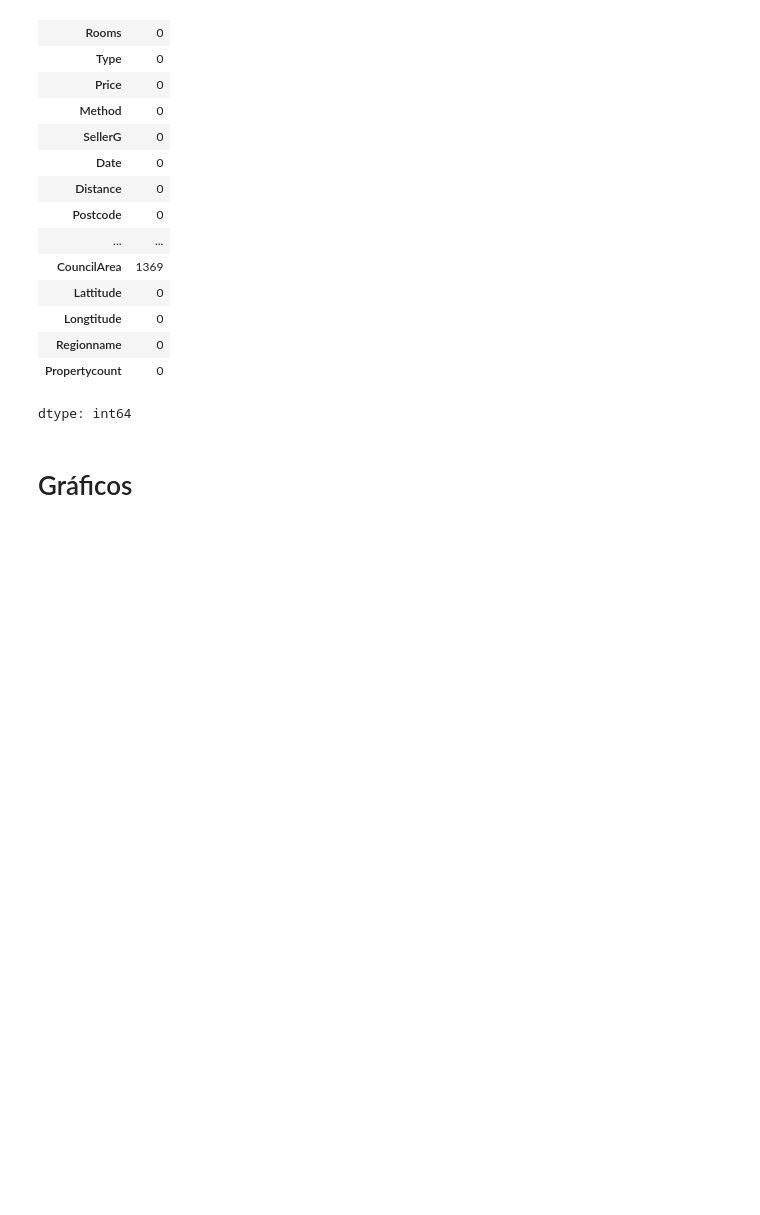
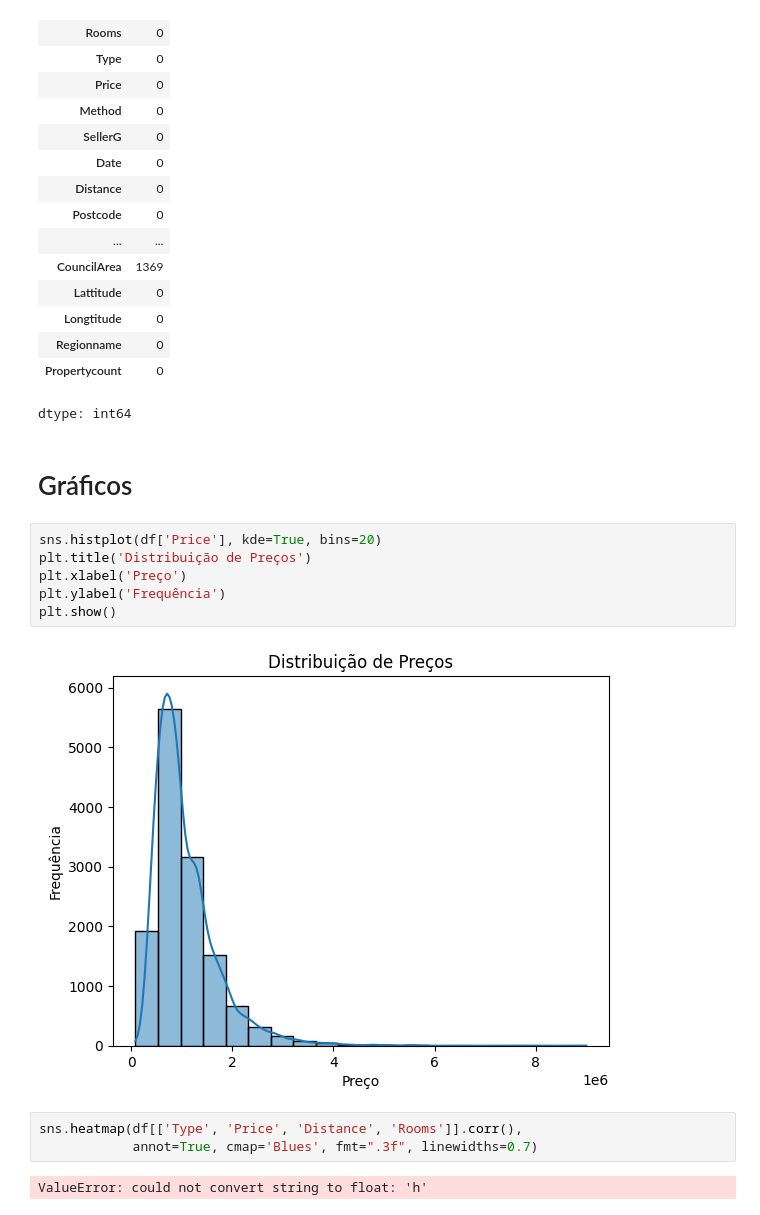
Before and after one commit to GaBevilacqua/CD, a Jupyter notebook: Melbourne.ipynb, the cells around one changed output. Drawn from its saved outputs; the diff is of its cells as text; blank space fills up the shorter version.

```diff
--- a/Melbourne.ipynb
+++ b/Melbourne.ipynb
@@ -89,3 +90,16 @@ display(df.isnull().sum())
 dtype: int64
 # %% [markdown]
 # Gráficos
+# %%
+sns.histplot(df['Price'], kde=True, bins=20)
+plt.title('Distribuição de Preços')
+plt.xlabel('Preço')
+plt.ylabel('Frequência')
+plt.show()
+# %% [output]
+[figure, added]
+# %%
+sns.heatmap(df[['Type', 'Price', 'Distance', 'Rooms']].corr(),
+            annot=True, cmap='Blues', fmt=".3f", linewidths=0.7)
+# %% [output]
+ValueError: could not convert string to float: 'h'
```
Also changed, not shown: parts of 1 cell of this notebook.
